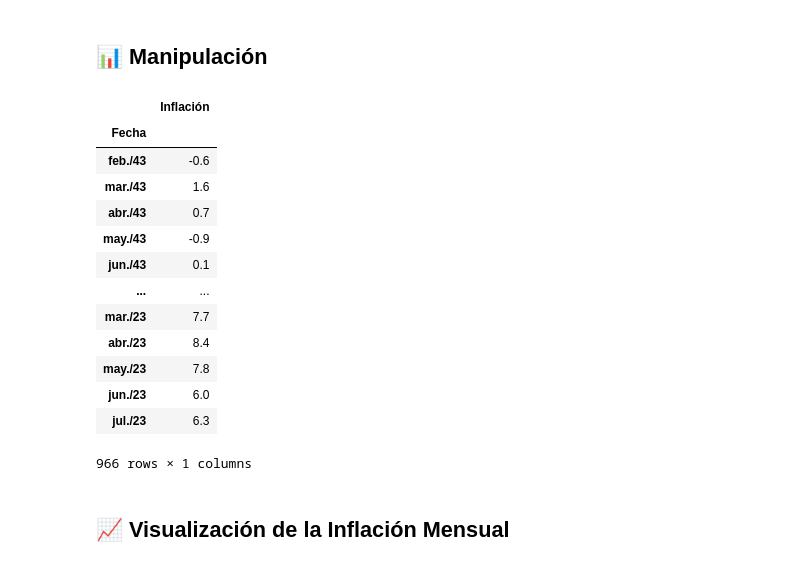
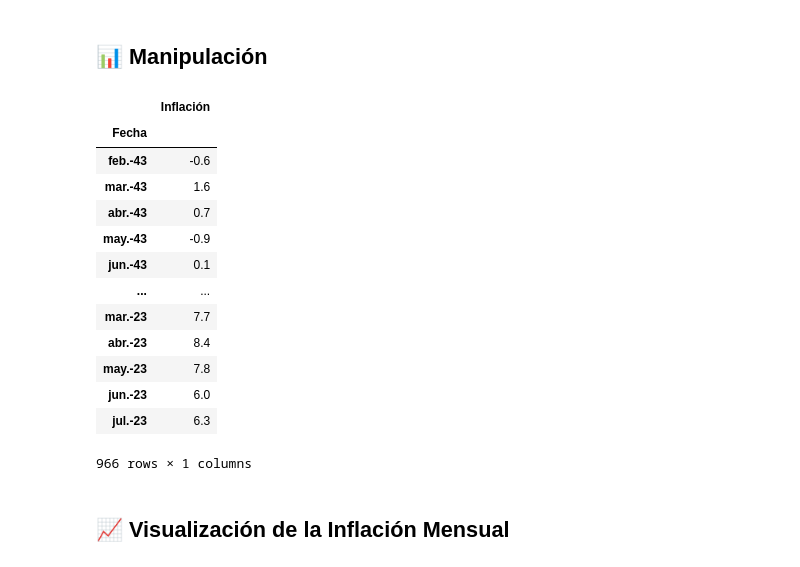
Before and after one commit to mauroemartinez/inflation_web_scraping, a Jupyter notebook: Inflación_Argentina_Scraping.ipynb, the cells around one changed output. Saved outputs shown, nothing was run; the diff lists cells and outputs as text; code cells hidden in the pictures.

```diff
--- a/Inflación_Argentina_Scraping.ipynb
+++ b/Inflación_Argentina_Scraping.ipynb
@@ -106,28 +106,28 @@ inflacion_df
 # %%
 inflacion_df = inflacion_df.rename(columns = {"Valor":"Inflación"})
 #Convertimos la primer columna a mm/yyyy
 locale.setlocale(locale.LC_TIME, 'es_ES.utf8')
 #Especificamos el formato de entrada, para después editarlo
 inflacion_df['Fecha'] = pd.to_datetime(inflacion_df['Fecha'], format='%d/%m/%Y')
 #Editamos el formato de las fechas, no tiene sentido tener el último día del mes
-inflacion_df.Fecha = pd.to_datetime(inflacion_df.Fecha).dt.strftime('%b/%y')
+inflacion_df.Fecha = pd.to_datetime(inflacion_df.Fecha).dt.strftime('%b-%y')
 #Convertimos la Fecha en índice
 inflacion_df.set_index('Fecha', inplace=True)
 inflacion_df
 # %% [output]
 |  | Inflación |
 | Fecha |  |
-| feb./43 | -0.6 |
-| mar./43 | 1.6 |
-| abr./43 | 0.7 |
-| may./43 | -0.9 |
-| jun./43 | 0.1 |
+| feb.-43 | -0.6 |
+| mar.-43 | 1.6 |
+| abr.-43 | 0.7 |
+| may.-43 | -0.9 |
+| jun.-43 | 0.1 |
 | ... | ... |
-| mar./23 | 7.7 |
-| abr./23 | 8.4 |
-| may./23 | 7.8 |
-| jun./23 | 6.0 |
-| jul./23 | 6.3 |
+| mar.-23 | 7.7 |
+| abr.-23 | 8.4 |
+| may.-23 | 7.8 |
+| jun.-23 | 6.0 |
+| jul.-23 | 6.3 |
 966 rows × 1 columns
 # %% [markdown]
 ## 📈 Visualización de la Inflación Mensual
```
Also changed, not shown: parts of 4 cells of this notebook.
